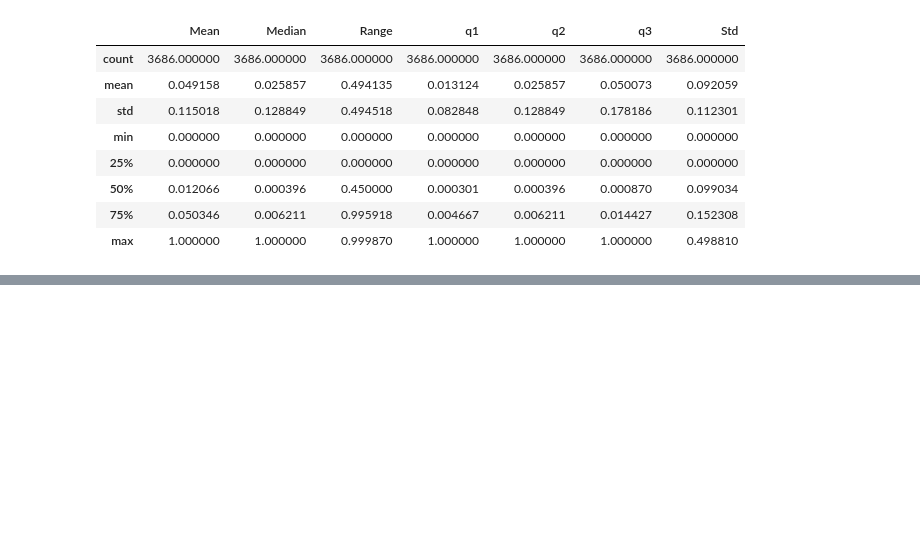
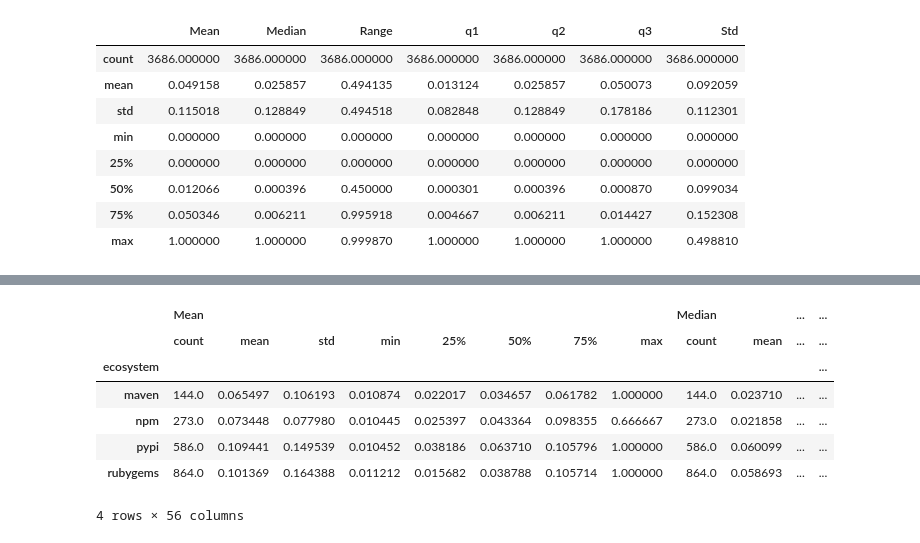
Before and after one commit to sauravgupta2800/Open-source-community-health, a Jupyter notebook: community_participation.ipynb, the cells around one changed output, grey strips where cells are left out. Cells and saved outputs as stored; diff of their text form; code cells hidden in the pictures; blank space fills up the shorter version.

```diff
--- a/community_participation.ipynb
+++ b/community_participation.ipynb
@@ -41,3 +66,14 @@ max       1.000000     0.498810
+# %%
+filtered_df.groupby('ecosystem').describe()
+# %% [output]
+|  | Mean |  |  |  |  |  |  |  | Median |  | ... | ... |
+|  | count | mean | std | min | 25% | 50% | 75% | max | count | mean | ... | ... |
+| ecosystem |  |  |  |  |  |  |  |  |  |  |  | ... |
+| maven | 144.0 | 0.065497 | 0.106193 | 0.010874 | 0.022017 | 0.034657 | 0.061782 | 1.000000 | 144.0 | 0.023710 | ... | ... |
+| npm | 273.0 | 0.073448 | 0.077980 | 0.010445 | 0.025397 | 0.043364 | 0.098355 | 0.666667 | 273.0 | 0.021858 | ... | ... |
+| pypi | 586.0 | 0.109441 | 0.149539 | 0.010452 | 0.038186 | 0.063710 | 0.105796 | 1.000000 | 586.0 | 0.060099 | ... | ... |
+| rubygems | 864.0 | 0.101369 | 0.164388 | 0.011212 | 0.015682 | 0.038788 | 0.105714 | 1.000000 | 864.0 | 0.058693 | ... | ... |
+4 rows × 56 columns
 # %%
 # Group the data by 'ecosystem' and calculate the average for each metric
 averages = filtered_df.groupby('ecosystem').mean()
```
Also changed, not shown: parts of 6 cells of this notebook.
